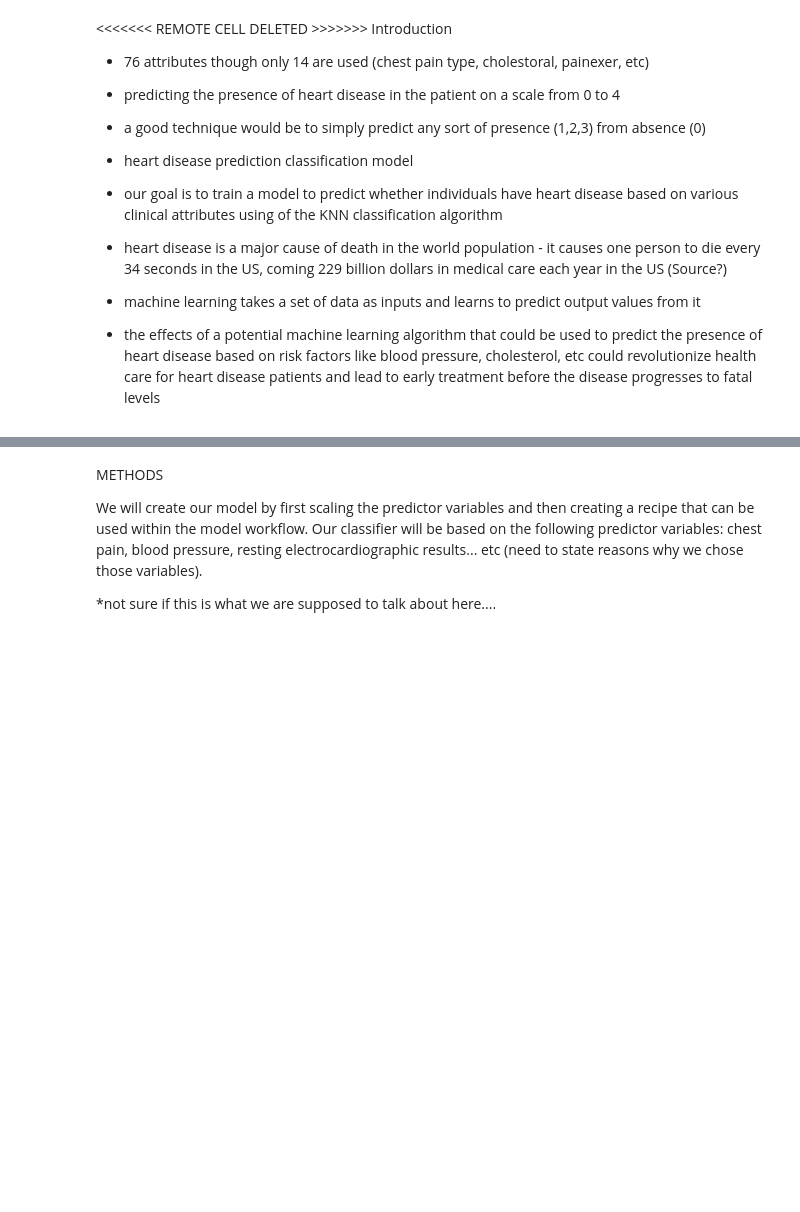
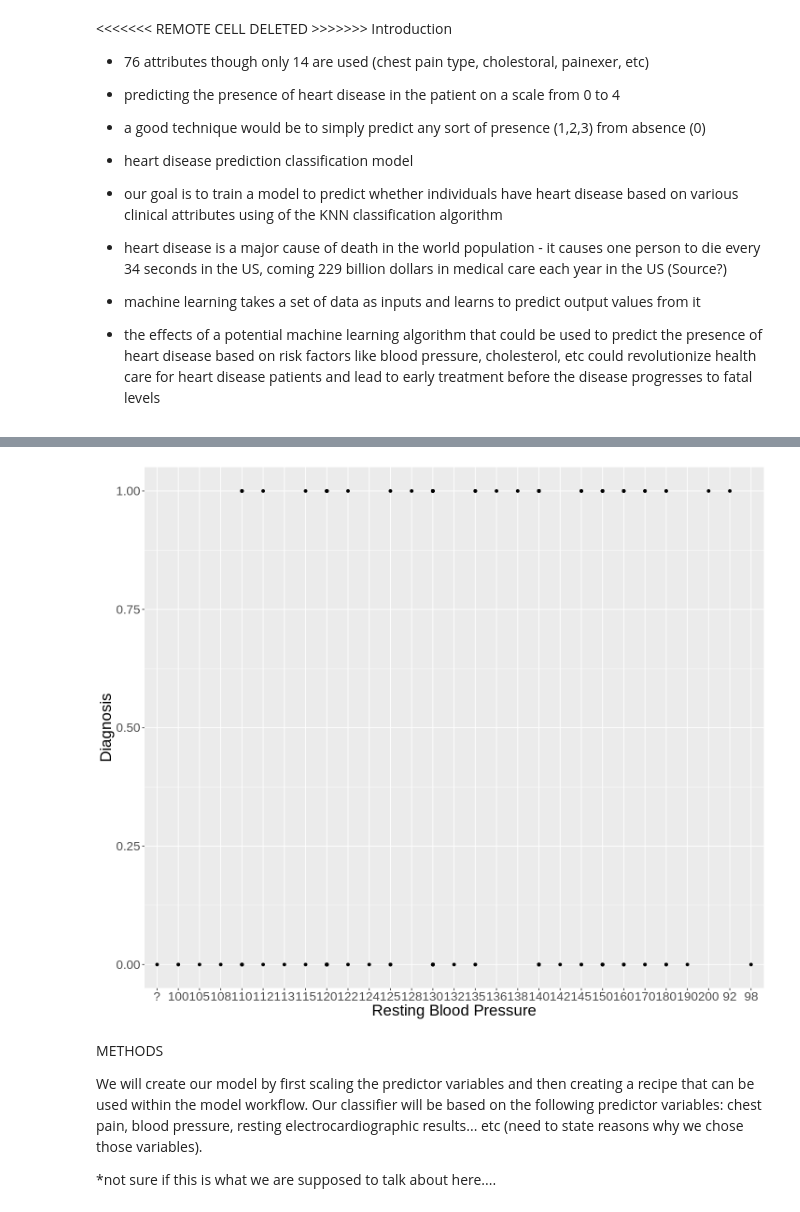
Before and after one commit to julieklipp/Project-Proposal, a Jupyter notebook: Project Proposal.ipynb, the cells around one changed output, grey strips where cells are left out. Drawn from its saved outputs; the diff is of its cells as text; code cells hidden in the pictures; blank space fills up the shorter version.

```diff
--- a/Project Proposal.ipynb
+++ b/Project Proposal.ipynb
@@ -163,3 +148,14 @@ chr (1): <!DOCTYPE html>
+# %%
+options(repr.plot.width = 12, repr.plot.height = 10)
+heart_plot2 <- training_heart_data |>
+    ggplot(aes(x = Trestbps, y = Diagnosis)) +
+    geom_point() +
+    labs(x = "Resting Blood Pressure", y = "Diagnosis") +
+    theme(text = element_text(size = 20))
+
+heart_plot2
+# %% [output]
+[figure, added]
 # %% [markdown]
 METHODS
 
```
Also changed, not shown: parts of 8 cells of this notebook.
